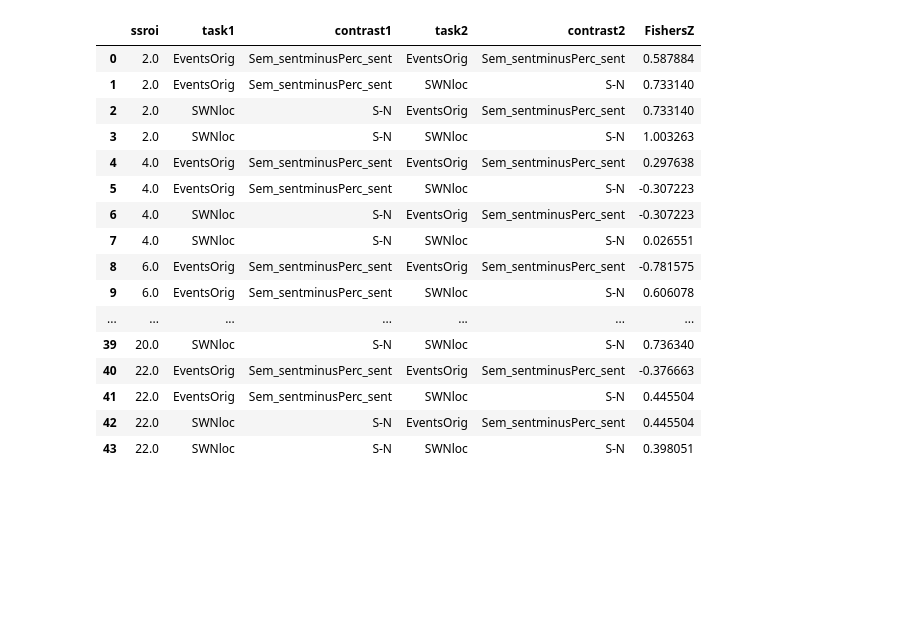
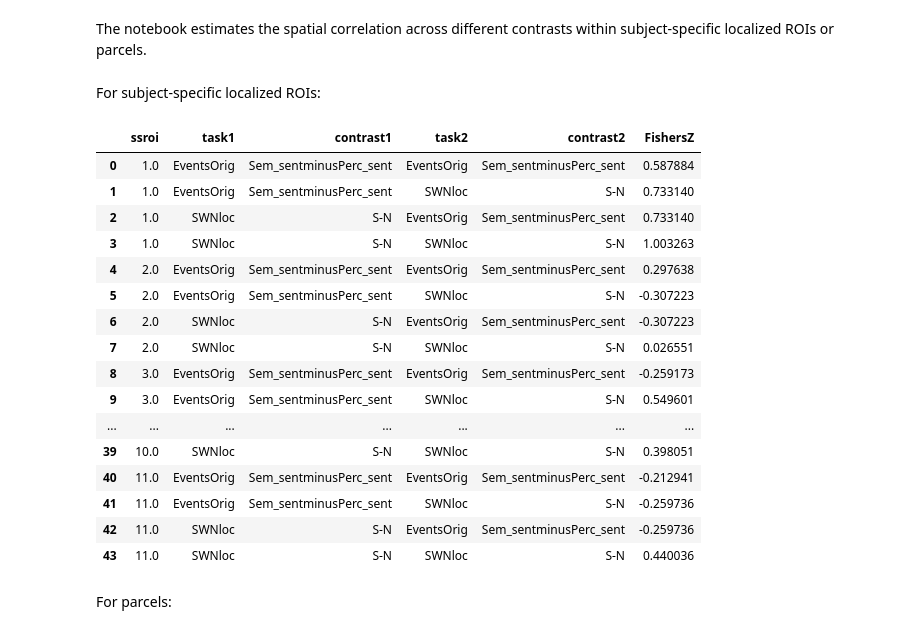
Before and after one commit to GT-LIT-Lab/funROI-internal-test, a Jupyter notebook: 5-spatial_correlation_analysis.ipynb, the cells around one changed output. Drawn from its saved outputs; the diff is of its cells as text; code cells hidden in the pictures; blank space fills up the shorter version.

```diff
--- a/5-spatial_correlation_analysis.ipynb
+++ b/5-spatial_correlation_analysis.ipynb
@@ -1,3 +1,5 @@
+# %% [markdown]
+The notebook estimates the spatial correlation across different contrasts within subject-specific localized ROIs or parcels.
 # %%
 # Import funROI
 
@@ -14,37 +18,40 @@ from nilearn.plotting import plot_glass_brain
 funROI.set_bids_data_folder("./data/bids")
 funROI.set_bids_deriv_folder("./data/bids/derivatives")
 funROI.set_bids_preprocessed_folder("./data/bids/derivatives/fmriprep")
+# %% [markdown]
+For subject-specific localized ROIs:
 # %%
 spcorr_analyzer = analysis.SpatialCorrelationAnalyzer(
     subject = '040',
+    parcels = 'Events',
 
-    # localizer setup if spatial correlation on ssROI is desired
     localizer_task = 'EventsOrig',
     localizer = 'Sem_sentminusPerc_sent',
     threshold_type = 'percent',
-    threshold_value = 0.1,
-    parcels = 'Events')
+    threshold_value = 0.1)
 
 spcorr_analyzer.add_contrast('EventsOrig', 'Sem_sentminusPerc_sent')
 spcorr_analyzer.add_contrast('SWNloc', 'S-N')
 
 spcorr_analyzer.run()
 # %% [output]
 |  | ssroi | task1 | contrast1 | task2 | contrast2 | FishersZ |
-| 0 | 2.0 | EventsOrig | Sem_sentminusPerc_sent | EventsOrig | Sem_sentminusPerc_sent | 0.587884 |
-| 1 | 2.0 | EventsOrig | Sem_sentminusPerc_sent | SWNloc | S-N | 0.733140 |
-| 2 | 2.0 | SWNloc | S-N | EventsOrig | Sem_sentminusPerc_sent | 0.733140 |
-| 3 | 2.0 | SWNloc | S-N | SWNloc | S-N | 1.003263 |
-| 4 | 4.0 | EventsOrig | Sem_sentminusPerc_sent | EventsOrig | Sem_sentminusPerc_sent | 0.297638 |
-| 5 | 4.0 | EventsOrig | Sem_sentminusPerc_sent | SWNloc | S-N | -0.307223 |
-| 6 | 4.0 | SWNloc | S-N | EventsOrig | Sem_sentminusPerc_sent | -0.307223 |
-| 7 | 4.0 | SWNloc | S-N | SWNloc | S-N | 0.026551 |
-| 8 | 6.0 | EventsOrig | Sem_sentminusPerc_sent | EventsOrig | Sem_sentminusPerc_sent | -0.781575 |
-| 9 | 6.0 | EventsOrig | Sem_sentminusPerc_sent | SWNloc | S-N | 0.606078 |
+| 0 | 1.0 | EventsOrig | Sem_sentminusPerc_sent | EventsOrig | Sem_sentminusPerc_sent | 0.587884 |
+| 1 | 1.0 | EventsOrig | Sem_sentminusPerc_sent | SWNloc | S-N | 0.733140 |
+| 2 | 1.0 | SWNloc | S-N | EventsOrig | Sem_sentminusPerc_sent | 0.733140 |
+| 3 | 1.0 | SWNloc | S-N | SWNloc | S-N | 1.003263 |
+| 4 | 2.0 | EventsOrig | Sem_sentminusPerc_sent | EventsOrig | Sem_sentminusPerc_sent | 0.297638 |
+| 5 | 2.0 | EventsOrig | Sem_sentminusPerc_sent | SWNloc | S-N | -0.307223 |
+| 6 | 2.0 | SWNloc | S-N | EventsOrig | Sem_sentminusPerc_sent | -0.307223 |
+| 7 | 2.0 | SWNloc | S-N | SWNloc | S-N | 0.026551 |
+| 8 | 3.0 | EventsOrig | Sem_sentminusPerc_sent | EventsOrig | Sem_sentminusPerc_sent | -0.259173 |
+| 9 | 3.0 | EventsOrig | Sem_sentminusPerc_sent | SWNloc | S-N | 0.549601 |
 | ... | ... | ... | ... | ... | ... | ... |
-| 39 | 20.0 | SWNloc | S-N | SWNloc | S-N | 0.736340 |
-| 40 | 22.0 | EventsOrig | Sem_sentminusPerc_sent | EventsOrig | Sem_sentminusPerc_sent | -0.376663 |
-| 41 | 22.0 | EventsOrig | Sem_sentminusPerc_sent | SWNloc | S-N | 0.445504 |
-| 42 | 22.0 | SWNloc | S-N | EventsOrig | Sem_sentminusPerc_sent | 0.445504 |
-| 43 | 22.0 | SWNloc | S-N | SWNloc | S-N | 0.398051 |
+| 39 | 10.0 | SWNloc | S-N | SWNloc | S-N | 0.398051 |
+| 40 | 11.0 | EventsOrig | Sem_sentminusPerc_sent | EventsOrig | Sem_sentminusPerc_sent | -0.212941 |
+| 41 | 11.0 | EventsOrig | Sem_sentminusPerc_sent | SWNloc | S-N | -0.259736 |
+| 42 | 11.0 | SWNloc | S-N | EventsOrig | Sem_sentminusPerc_sent | -0.259736 |
+| 43 | 11.0 | SWNloc | S-N | SWNloc | S-N | 0.440036 |
+# %% [markdown]
+For parcels:
 # %%
```
Also changed, not shown: parts of 2 cells of this notebook, 5 other files.
